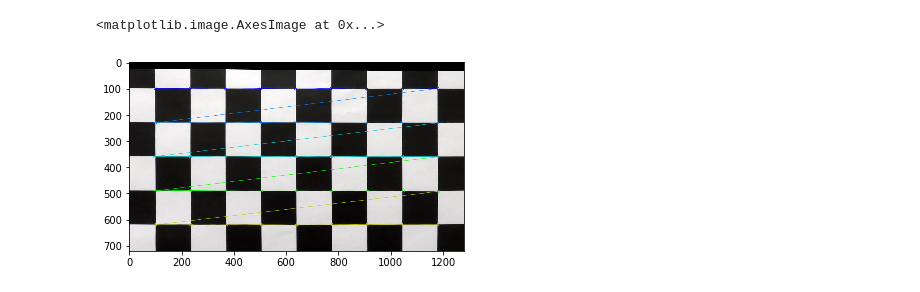
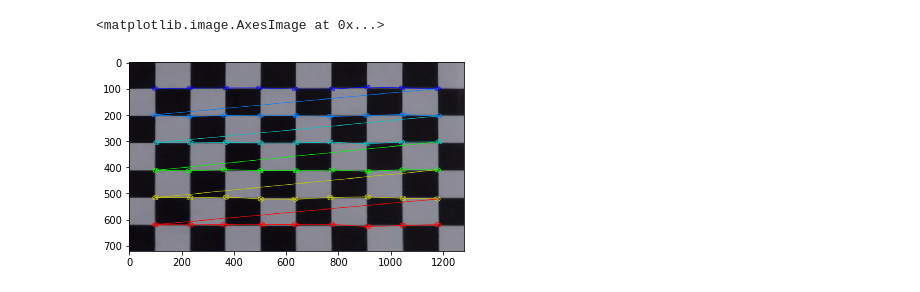
Before and after one commit to oRESANo/Udacity-CarND-Advanced-Lane-Lines, a Jupyter notebook: p2.ipynb, the cells around one changed output. Saved outputs shown, nothing was run; the diff lists cells and outputs as text; code cells hidden in the pictures.

```diff
--- a/p2.ipynb
+++ b/p2.ipynb
@@ -86,9 +96,8 @@ def cal_undistort_unwarped(img, objpoints, imgpoints, nx, ny):
 
     return warped_img,M
 # %%
-warped_img,M = cal_undistort_unwarped(img, objpoints, imgpoints, nx=9, ny=5)
+warped_img,M = cal_undistort_unwarped(img, objpoints, imgpoints, nx=9, ny=6)
+plt.imshow(warped_img)
+# %% [output]
+<matplotlib.image.AxesImage at 0x...>
+[figure, added]
-# %%
-plt.imshow(warped_img)
-# %% [output]
-<matplotlib.image.AxesImage at 0x...>
-[figure, removed]
```
Also changed, not shown: parts of 3 cells of this notebook.
